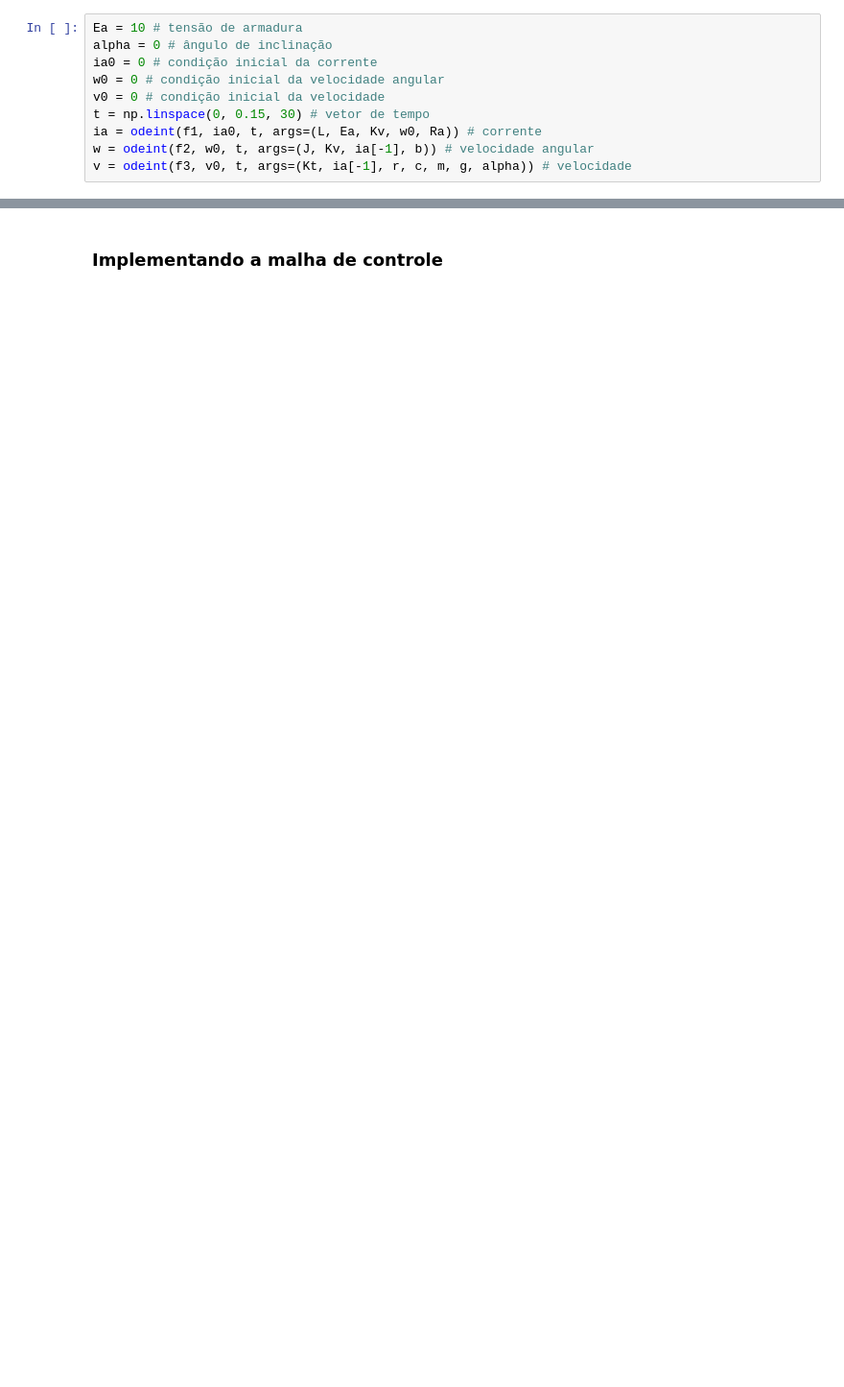
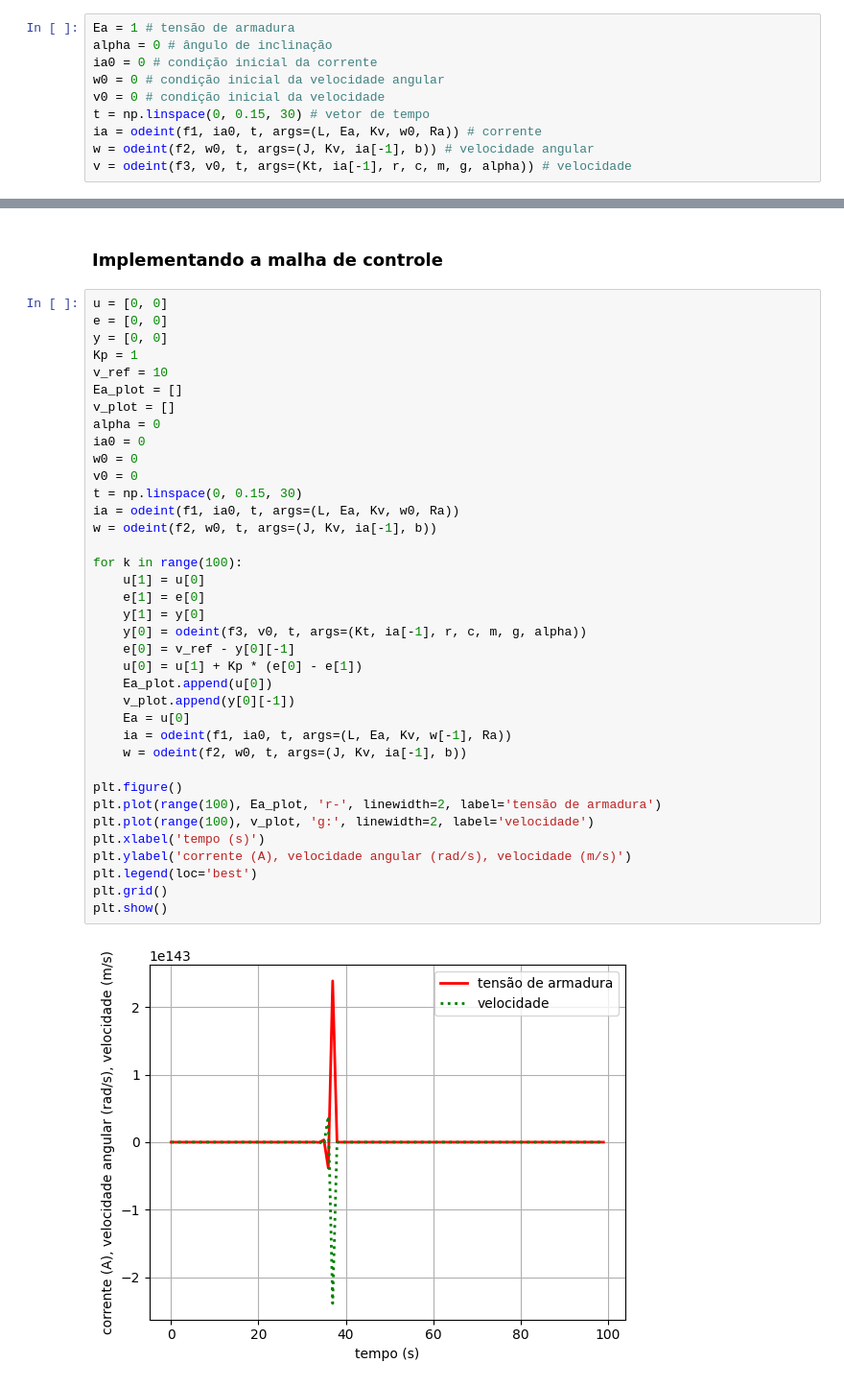
Before and after one commit to brenobmoreira/TrabFinal_DAS5103, a Jupyter notebook: sistema.ipynb, the cells around one changed output, grey strips where cells are left out. Shown: that part at 96% size. Drawn from its saved outputs; the diff is of its cells as text; blank space fills up the shorter version.

```diff
--- a/sistema.ipynb
+++ b/sistema.ipynb
@@ -87,7 +87,7 @@ plt.show()
 # %% [markdown]
 ### Adicionando a dinâmica da translação
 # %%
-Ea = 10 # tensão de armadura
+Ea = 1 # tensão de armadura
 alpha = 0 # ângulo de inclinação
 ia0 = 0 # condição inicial da corrente
 w0 = 0 # condição inicial da velocidade angular
@@ -111,2 +111,41 @@ plt.show()
 # %% [markdown]
 ### Implementando a malha de controle
+# %%
+u = [0, 0]
+e = [0, 0]
+y = [0, 0]
+Kp = 1
+v_ref = 10
+Ea_plot = []
+v_plot = []
+alpha = 0
+ia0 = 0
+w0 = 0
+v0 = 0
+t = np.linspace(0, 0.15, 30)
+ia = odeint(f1, ia0, t, args=(L, Ea, Kv, w0, Ra))
+w = odeint(f2, w0, t, args=(J, Kv, ia[-1], b))
+
+for k in range(100):
+    u[1] = u[0]
+    e[1] = e[0]
+    y[1] = y[0]
+    y[0] = odeint(f3, v0, t, args=(Kt, ia[-1], r, c, m, g, alpha))
+    e[0] = v_ref - y[0][-1]
+    u[0] = u[1] + Kp * (e[0] - e[1])
+    Ea_plot.append(u[0])
+    v_plot.append(y[0][-1])
+    Ea = u[0]
+    ia = odeint(f1, ia0, t, args=(L, Ea, Kv, w[-1], Ra))
+    w = odeint(f2, w0, t, args=(J, Kv, ia[-1], b))
+
+plt.figure()
+plt.plot(range(100), Ea_plot, 'r-', linewidth=2, label='tensão de armadura')
+plt.plot(range(100), v_plot, 'g:', linewidth=2, label='velocidade')
+plt.xlabel('tempo (s)')
+plt.ylabel('corrente (A), velocidade angular (rad/s), velocidade (m/s)')
+plt.legend(loc='best')
+plt.grid()
+plt.show()
+# %% [output]
+[figure, added]
```
Also changed, not shown: parts of 4 cells of this notebook.
